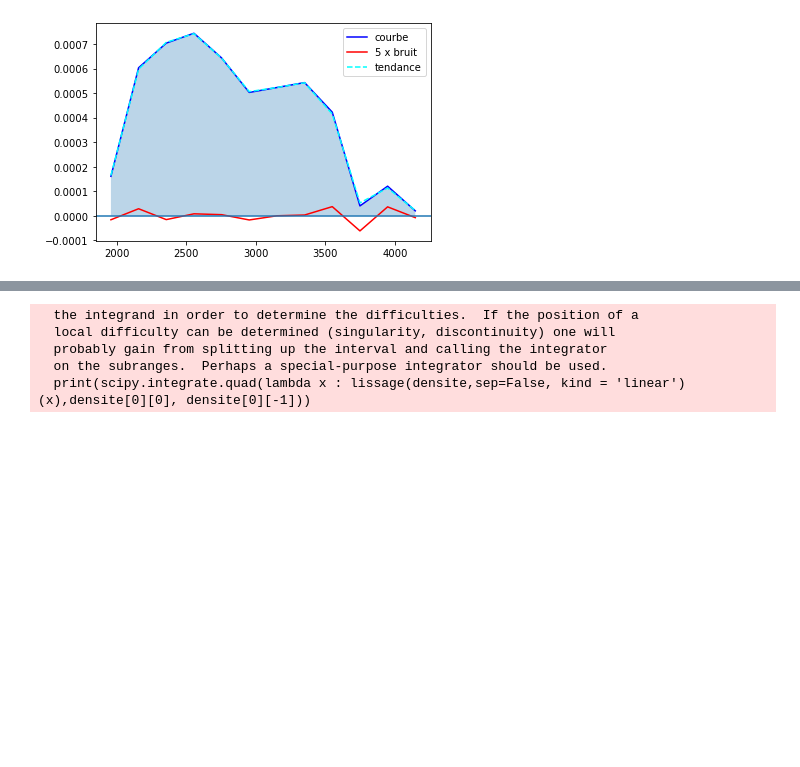
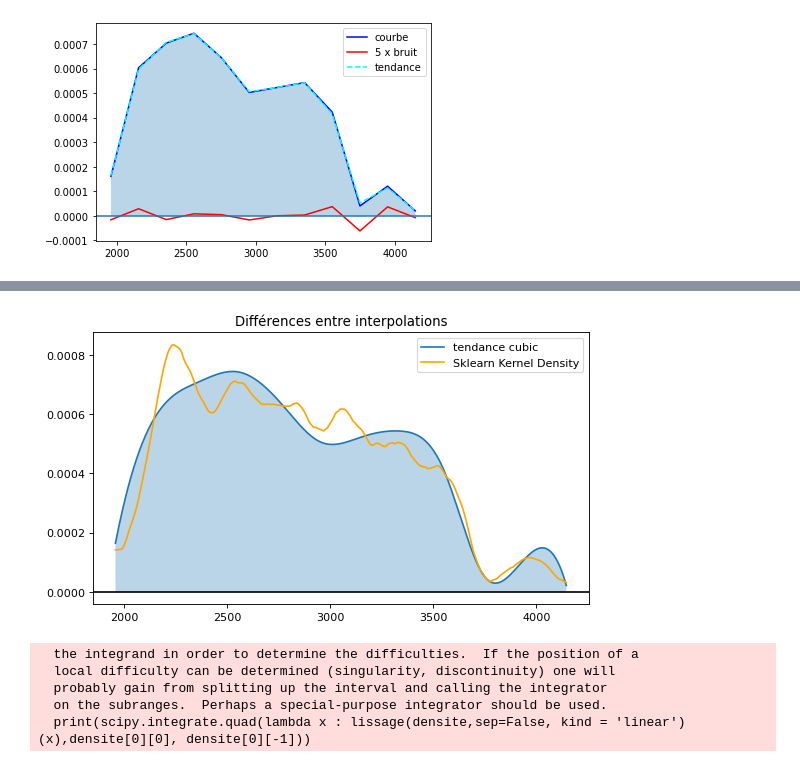
Before and after one commit to Kirscher/ResultAthle, a Jupyter notebook: GraphAlgoStatCourse.ipynb, the cells around one changed output, grey strips where cells are left out. Cells and saved outputs as stored; diff of their text form; code cells hidden in the pictures; blank space fills up the shorter version.

Commit message:
Finalisation avec KDE
j'ai ajouté la possibilité de calculer une densité par kde

bises,
yanis

```diff
--- a/GraphAlgoStatCourse.ipynb
+++ b/GraphAlgoStatCourse.ipynb
@@ -70,3 +73,23 @@ plt.show()
+# %%
+#Notre nouvelle fonction (donnée par Sklearn Kernel Density) est tracée en orange sur ce graphe.
+#elle a été obtenur par la methode d'Epanechnikov avec une bandwidth de 150.
+
+
+h=lissage(densite, kind = 'cubic', sep=True)
+i=skdensiteLissee(dur)
+plt.figure(figsize=(8,4.5), dpi=80)
+
+x=np.linspace(densite[0,0],densite[0,-1], int(1e5))
+plt.fill_between(x,h(x), alpha = 0.3)
+
+plt.plot(x,h(x), label = "tendance cubic")
+plt.plot(x,i(x), label = "Sklearn Kernel Density", color='orange')
+plt.axhline(0, color='black')
+plt.legend()
+plt.title('Différences entre interpolations')
+plt.show()
+# %% [output]
+[figure, added]
 # %%
 #Avoir les densités sous forme de fonction plutôt que tableaux de points permet de calculer leurs intégrales:
 #on voit que l'interpolation garde la propriété d'avoir une intégrale de 1 (à epsilon près).
```
Also changed, not shown: parts of 4 cells of this notebook, 1 other file.
